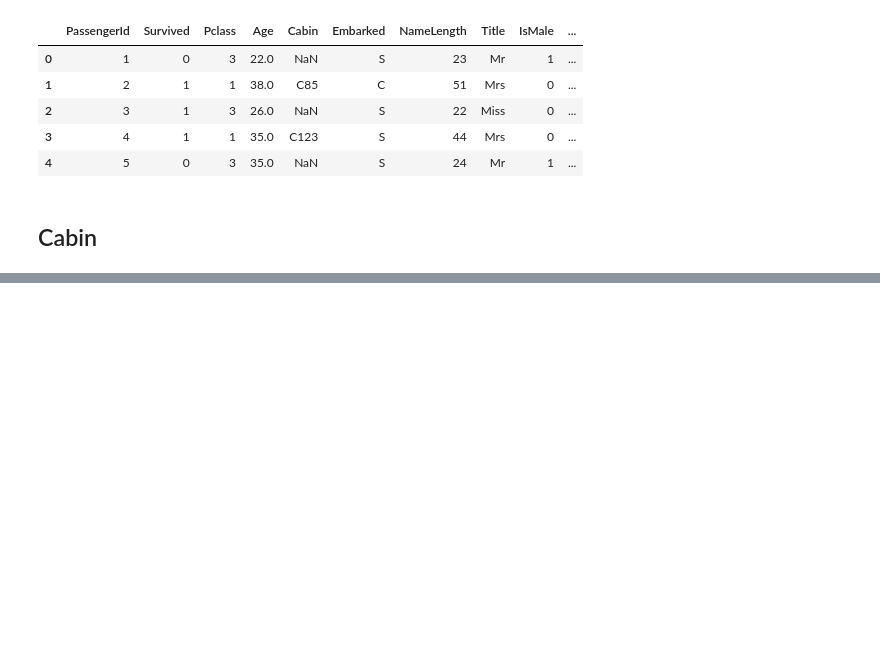
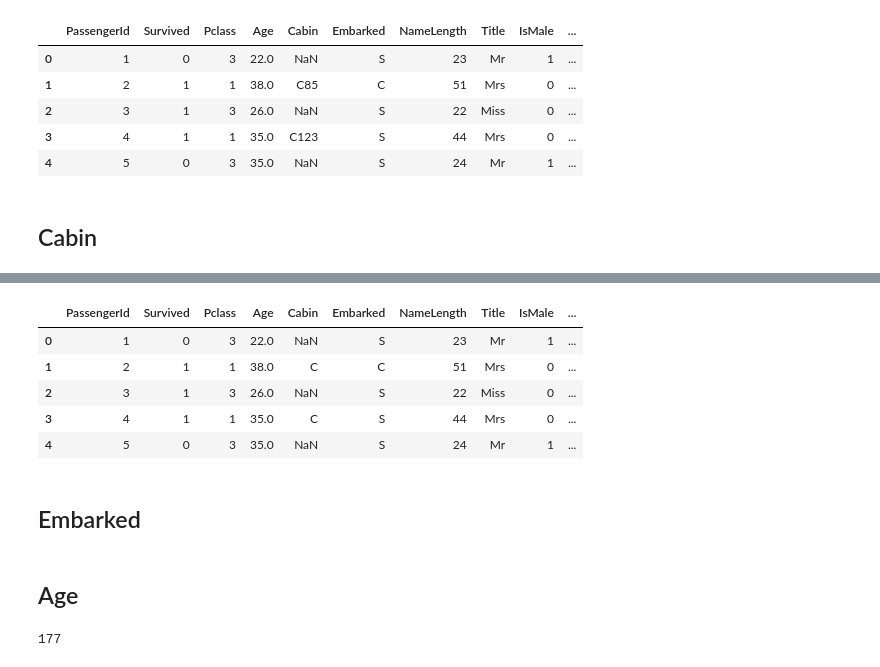
Before and after one commit to BigBangData/TitanicSurvival, a Jupyter notebook: TitanicSurvival.ipynb, the cells around one changed output, grey strips where cells are left out. Saved outputs shown, nothing was run; the diff lists cells and outputs as text; code cells hidden in the pictures; blank space fills up the shorter version.

Commit message:
Clean Cabin, Embarked

```diff
--- a/TitanicSurvival.ipynb
+++ b/TitanicSurvival.ipynb
@@ -266,0 +287,22 @@ train.head()
+# %%
+def clean_cabin(x):
+
+    letter=x[0]
+
+    if letter not in 'ABCDEF':
+        letter='F'
+
+    return(letter)
+
+train['Cabin']=train['Cabin'].map(lambda x: clean_cabin(x), na_action='ignore')
+# %%
+train.head()
+# %% [output]
+|  | PassengerId | Survived | Pclass | Age | Cabin | Embarked | NameLength | Title | IsMale | ... |
+| 0 | 1 | 0 | 3 | 22.0 | NaN | S | 23 | Mr | 1 | ... |
+| 1 | 2 | 1 | 1 | 38.0 | C | C | 51 | Mrs | 0 | ... |
+| 2 | 3 | 1 | 3 | 26.0 | NaN | S | 22 | Miss | 0 | ... |
+| 3 | 4 | 1 | 1 | 35.0 | C | S | 44 | Mrs | 0 | ... |
+| 4 | 5 | 0 | 3 | 35.0 | NaN | S | 24 | Mr | 1 | ... |
+# %% [markdown]
+## Embarked
@@ -266,0 +314,6 @@ train.head()
+# %% [markdown]
+## Age
+# %%
+len(train['Age'][train['Age'].isna()])
+# %% [output]
+177
```
Also changed, not shown: parts of 9 cells of this notebook.
